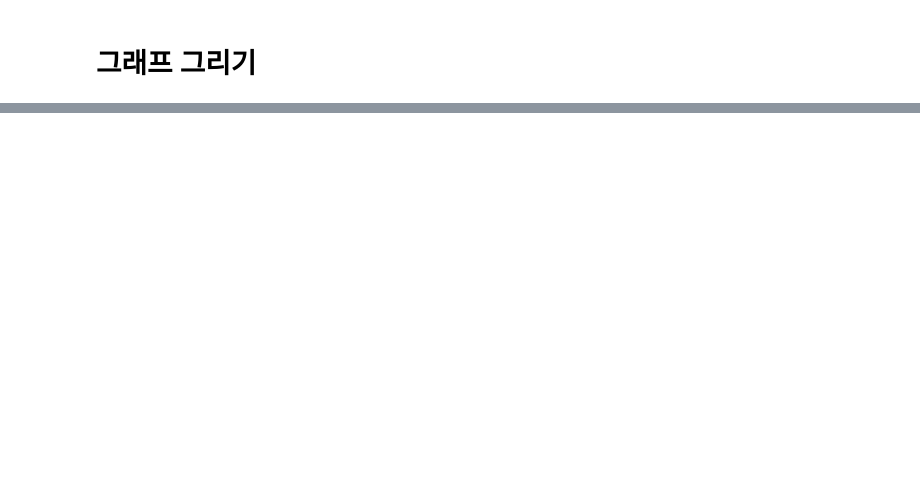
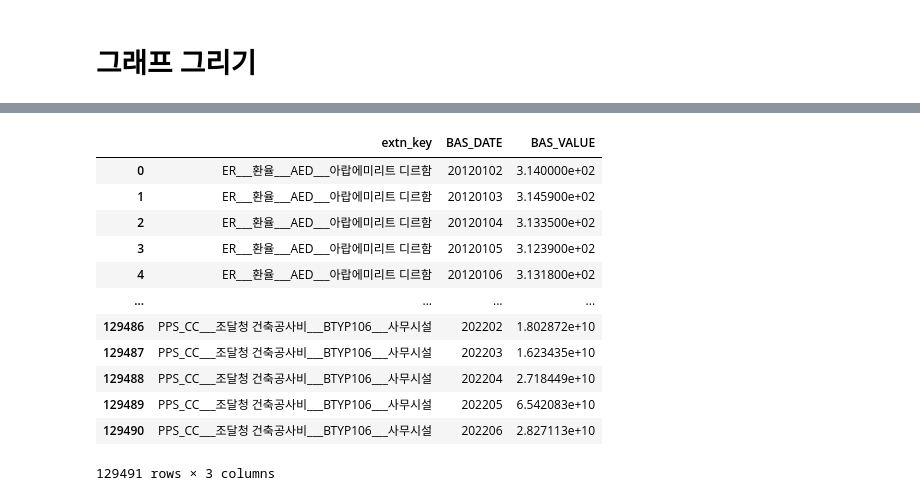
Before and after one commit to epzlfnql/Automated-Trading-Systems, a Jupyter notebook: 장기시계열예측_방법론/LTSF.ipynb, the cells around one changed output, grey strips where cells are left out. Saved outputs shown, nothing was run; the diff lists cells and outputs as text; code cells hidden in the pictures; blank space fills up the shorter version.

```diff
--- a/장기시계열예측_방법론/LTSF.ipynb
+++ b/장기시계열예측_방법론/LTSF.ipynb
@@ -887,0 +558,27 @@ class Model(nn.Module):
+# %%
+extn_data = pd.read_parquet('./data/230215_extn_data.parquet')
+# # BAS_DATE 형식 통일하기
+# extn_data['BAS_DATE'] = extn_data['BAS_DATE'].str.replace('-','')
+
+
+# 일별 환율을 월별로 평균내어서 사용
+mask = (extn_data['EXTN_VAR_DS_NM'] == '환율')
+
+# primary key 하나의 컬럼으로 합쳐주기 (4개를 다 들고다니기에 불편하다.)
+extn_data['extn_key'] = extn_data.apply(lambda x: f"{x['EXTN_VAR_DS_CD']}___{x['EXTN_VAR_DS_NM']}___{x['EXTN_VAR_CD']}___{x['EXTN_VAR_NM']}", axis=1)
+extn_data = extn_data[['extn_key', 'BAS_DATE', 'BAS_VALUE']]
+extn_data
+# %% [output]
+|  | extn_key | BAS_DATE | BAS_VALUE |
+| 0 | ER___환율___AED___아랍에미리트 디르함 | 20120102 | 3.140000e+02 |
+| 1 | ER___환율___AED___아랍에미리트 디르함 | 20120103 | 3.145900e+02 |
+| 2 | ER___환율___AED___아랍에미리트 디르함 | 20120104 | 3.133500e+02 |
+| 3 | ER___환율___AED___아랍에미리트 디르함 | 20120105 | 3.123900e+02 |
+| 4 | ER___환율___AED___아랍에미리트 디르함 | 20120106 | 3.131800e+02 |
+| ... | ... | ... | ... |
+| 129486 | PPS_CC___조달청 건축공사비___BTYP106___사무시설 | 202202 | 1.802872e+10 |
+| 129487 | PPS_CC___조달청 건축공사비___BTYP106___사무시설 | 202203 | 1.623435e+10 |
+| 129488 | PPS_CC___조달청 건축공사비___BTYP106___사무시설 | 202204 | 2.718449e+10 |
+| 129489 | PPS_CC___조달청 건축공사비___BTYP106___사무시설 | 202205 | 6.542083e+10 |
+| 129490 | PPS_CC___조달청 건축공사비___BTYP106___사무시설 | 202206 | 2.827113e+10 |
+129491 rows × 3 columns
```
Also changed, not shown: parts of 31 cells of this notebook, 2 other files.
